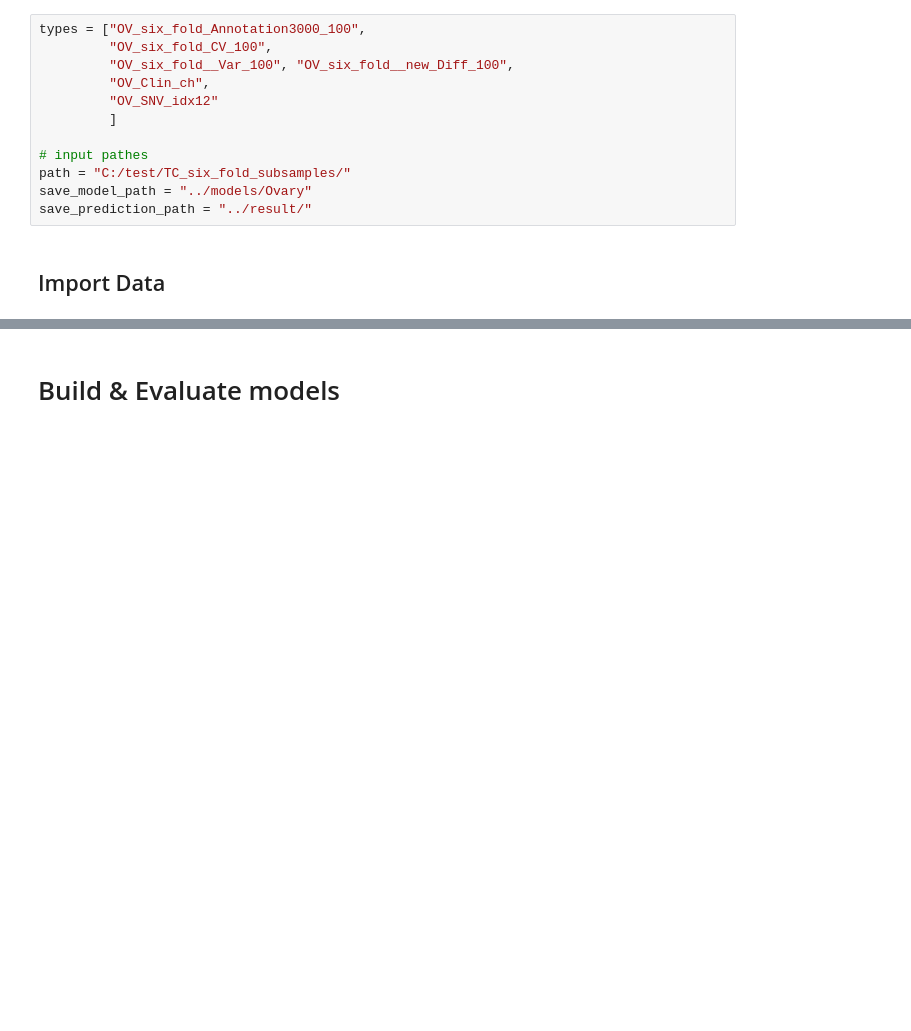
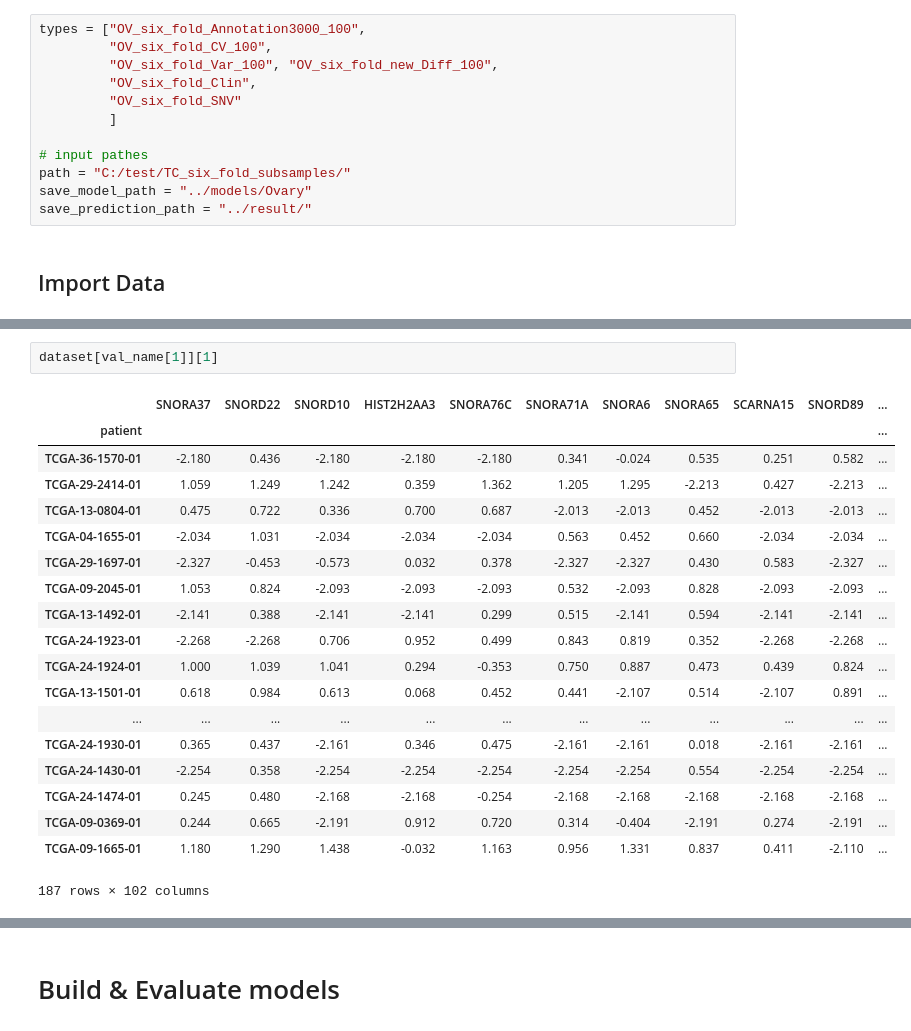
Before and after one commit to Kyulhee/BDLAB_ML_Library, a Jupyter notebook: 01. individual model generator.ipynb, the cells around one changed output, grey strips where cells are left out. Cells and saved outputs as stored; diff of their text form; blank space fills up the shorter version.

```diff
--- a/01. individual model generator.ipynb
+++ b/01. individual model generator.ipynb
@@ -212,9 +212,9 @@ def model_performance(information=False, Input_Prediction_Passively=False, using
 # %%
 types = ["OV_six_fold_Annotation3000_100",
          "OV_six_fold_CV_100",
-         "OV_six_fold__Var_100", "OV_six_fold__new_Diff_100",
-         "OV_Clin_ch",
-         "OV_SNV_idx12"
+         "OV_six_fold_Var_100", "OV_six_fold_new_Diff_100",
+         "OV_six_fold_Clin",
+         "OV_six_fold_SNV"
          ]
 
 # input pathes
@@ -269,0 +389,22 @@ IndexError: list index out of range
+# %%
+dataset[val_name[1]][1]
+# %% [output]
+|  | SNORA37 | SNORD22 | SNORD10 | HIST2H2AA3 | SNORA76C | SNORA71A | SNORA6 | SNORA65 | SCARNA15 | SNORD89 | ... |
+| patient |  |  |  |  |  |  |  |  |  |  | ... |
+| TCGA-36-1570-01 | -2.180 | 0.436 | -2.180 | -2.180 | -2.180 | 0.341 | -0.024 | 0.535 | 0.251 | 0.582 | ... |
+| TCGA-29-2414-01 | 1.059 | 1.249 | 1.242 | 0.359 | 1.362 | 1.205 | 1.295 | -2.213 | 0.427 | -2.213 | ... |
+| TCGA-13-0804-01 | 0.475 | 0.722 | 0.336 | 0.700 | 0.687 | -2.013 | -2.013 | 0.452 | -2.013 | -2.013 | ... |
+| TCGA-04-1655-01 | -2.034 | 1.031 | -2.034 | -2.034 | -2.034 | 0.563 | 0.452 | 0.660 | -2.034 | -2.034 | ... |
+| TCGA-29-1697-01 | -2.327 | -0.453 | -0.573 | 0.032 | 0.378 | -2.327 | -2.327 | 0.430 | 0.583 | -2.327 | ... |
+| TCGA-09-2045-01 | 1.053 | 0.824 | -2.093 | -2.093 | -2.093 | 0.532 | -2.093 | 0.828 | -2.093 | -2.093 | ... |
+| TCGA-13-1492-01 | -2.141 | 0.388 | -2.141 | -2.141 | 0.299 | 0.515 | -2.141 | 0.594 | -2.141 | -2.141 | ... |
+| TCGA-24-1923-01 | -2.268 | -2.268 | 0.706 | 0.952 | 0.499 | 0.843 | 0.819 | 0.352 | -2.268 | -2.268 | ... |
+| TCGA-24-1924-01 | 1.000 | 1.039 | 1.041 | 0.294 | -0.353 | 0.750 | 0.887 | 0.473 | 0.439 | 0.824 | ... |
+| TCGA-13-1501-01 | 0.618 | 0.984 | 0.613 | 0.068 | 0.452 | 0.441 | -2.107 | 0.514 | -2.107 | 0.891 | ... |
+| ... | ... | ... | ... | ... | ... | ... | ... | ... | ... | ... | ... |
+| TCGA-24-1930-01 | 0.365 | 0.437 | -2.161 | 0.346 | 0.475 | -2.161 | -2.161 | 0.018 | -2.161 | -2.161 | ... |
+| TCGA-24-1430-01 | -2.254 | 0.358 | -2.254 | -2.254 | -2.254 | -2.254 | -2.254 | 0.554 | -2.254 | -2.254 | ... |
+| TCGA-24-1474-01 | 0.245 | 0.480 | -2.168 | -2.168 | -0.254 | -2.168 | -2.168 | -2.168 | -2.168 | -2.168 | ... |
+| TCGA-09-0369-01 | 0.244 | 0.665 | -2.191 | 0.912 | 0.720 | 0.314 | -0.404 | -2.191 | 0.274 | -2.191 | ... |
+| TCGA-09-1665-01 | 1.180 | 1.290 | 1.438 | -0.032 | 1.163 | 0.956 | 1.331 | 0.837 | 0.411 | -2.110 | ... |
+187 rows × 102 columns
```
Also changed, not shown: parts of 9 cells of this notebook, 5 other files.
